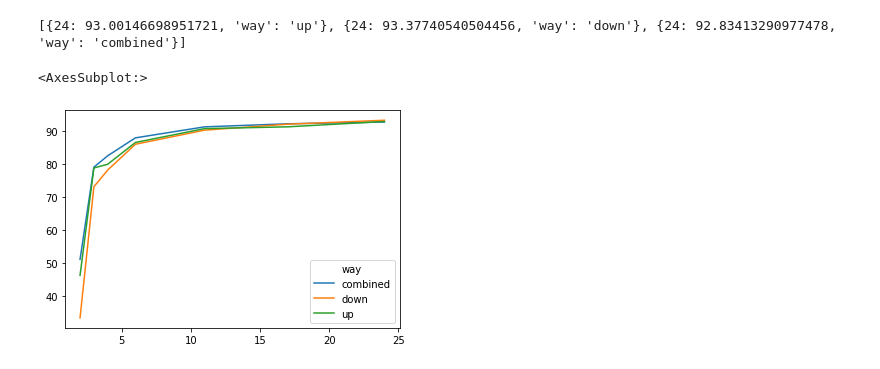
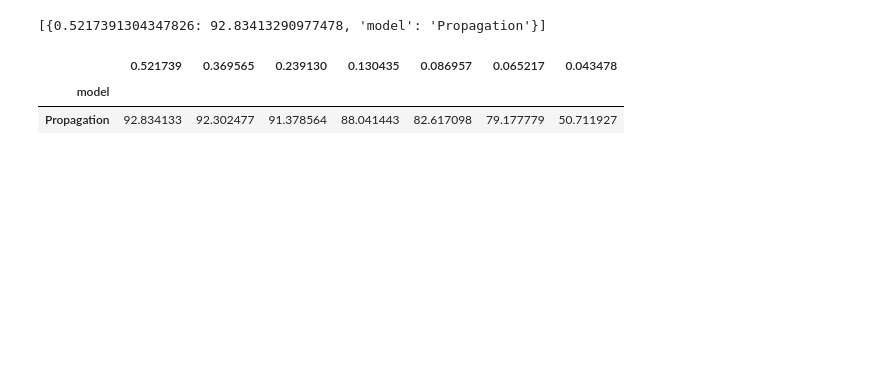
Before and after one commit to nathandecaux/SeqSeg, a Jupyter notebook: plot_results.ipynb, the cells around one changed output. Drawn from its saved outputs; the diff is of its cells as text; code cells hidden in the pictures; blank space fills up the shorter version.

```diff
--- a/plot_results.ipynb
+++ b/plot_results.ipynb
@@ -1,7 +1,8 @@
 # %%
 import pandas as pd
 import json
-
+def get_index(n):
+    return n/46
 with open('results.json') as f:
     df=json.load(f)['DMD']
 names={'up':'up','down':'down','weighted':'combined'}
@@ -12,41 +13,42 @@ for n,i in enumerate(['2','3','5','10','20','40','46']):
     for res in df[i]:
         # line={'r':i}
         line={}
         losses=res['losses']
         f_loss=dict()
         way=res['way']
         if way=='both':
-            for metric in ['up','down','weighted']:
+            for metric in ['weighted']:
                 line={}
                 losses=res['losses']
                 f_loss=dict()
-                line[annot[n]]=res['dice_'+metric]*100
+                line[get_index(annot[n])]=res['dice_'+metric]*100
                 # line['hauss']=res['hauss_'+metric]
                 # line['asd']=res['asd_'+metric]
                 # line['bidir-cons-reg']=losses['bidir-cons-reg']
                 # line['bidir-cons-dice']=losses['bidir-cons-dice']
-                line['way']=names[metric]
+                line['model']='Propagation'#names[metric]
                 # del res['losses']
                 line.update(f_loss)
                 # for i,way in enumerate(['up','down','combined']):
                 #     if way==line['way']: line['way']=f'{i}-{way}'
                 data[i].append(line)
 print(data['2'])
 # for i in df.keys():
 truc=pd.DataFrame(data['2'])
-truc.sort_values('way',ascending=False,inplace=True)
+truc.sort_values('model',ascending=False,inplace=True)
 
-table=truc.groupby(['way'],sort=True).mean()
+table=truc.groupby(['model'],sort=True).mean()
 table
 for i in ['3','5','10','20','40','46']:
     if i!='2':
         truc=pd.DataFrame(data[i])
-        truc.sort_values('way',ascending=False,inplace=True)
+        truc.sort_values('model',ascending=False,inplace=True)
 
-        truc=truc.groupby(['way'],sort=True).mean()
+        truc=truc.groupby(['model'],sort=True).mean()
         table=pd.concat([table,truc],axis=1)
-table.T.plot()#.to_excel('res_dmd_bidir.xlsx')
+table#.T.plot()#.to_excel('res_dmd_bidir.xlsx')
 # %% [output]
-[{24: 93.00146698951721, 'way': 'up'}, {24: 93.37740540504456, 'way': 'down'}, {24: 92.83413290977478, 'way': 'combined'}]
+[{0.5217391304347826: 92.83413290977478, 'model': 'Propagation'}]
-<AxesSubplot:>
-[figure, removed]
+|  | 0.521739 | 0.369565 | 0.239130 | 0.130435 | 0.086957 | 0.065217 | 0.043478 |
+| model |  |  |  |  |  |  |  |
+| Propagation | 92.834133 | 92.302477 | 91.378564 | 88.041443 | 82.617098 | 79.177779 | 50.711927 |
```
Also changed, not shown: parts of 3 cells of this notebook, 4 other files.
